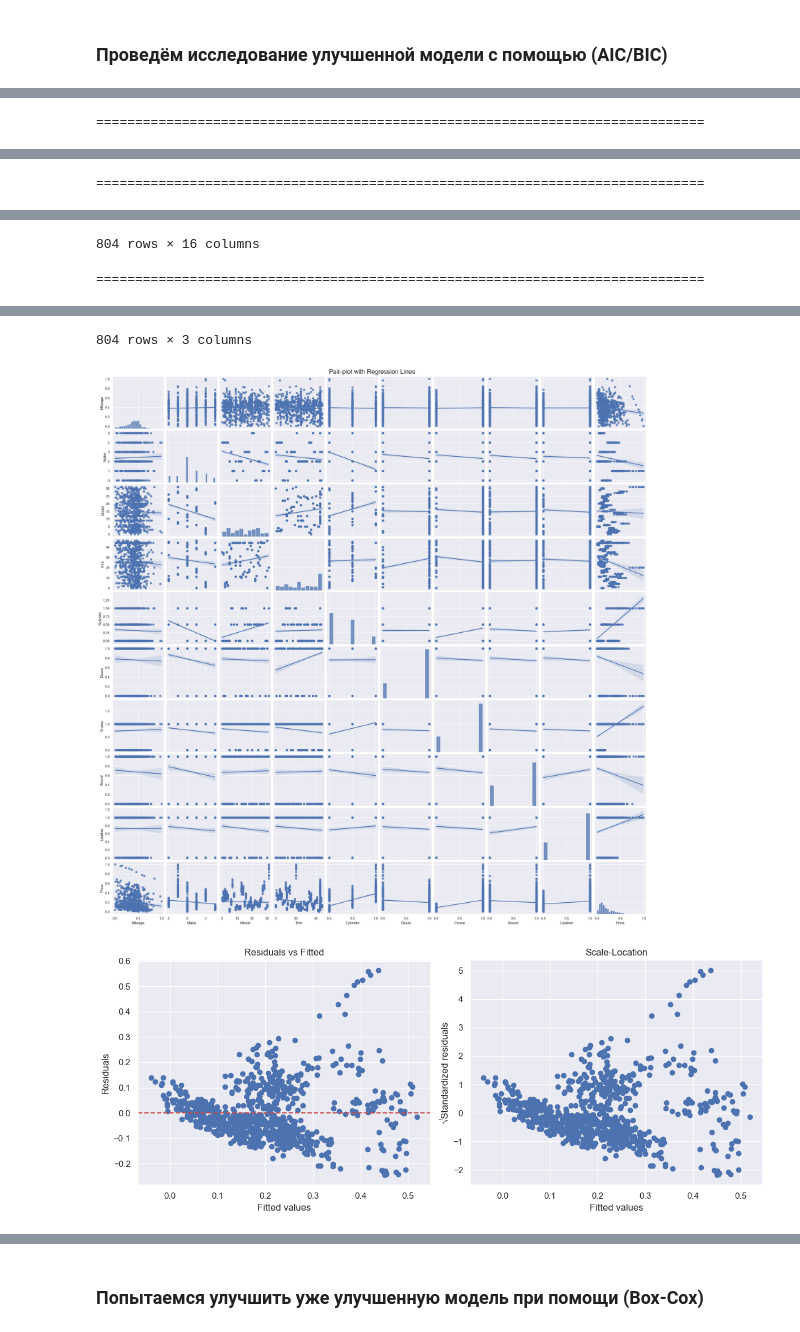
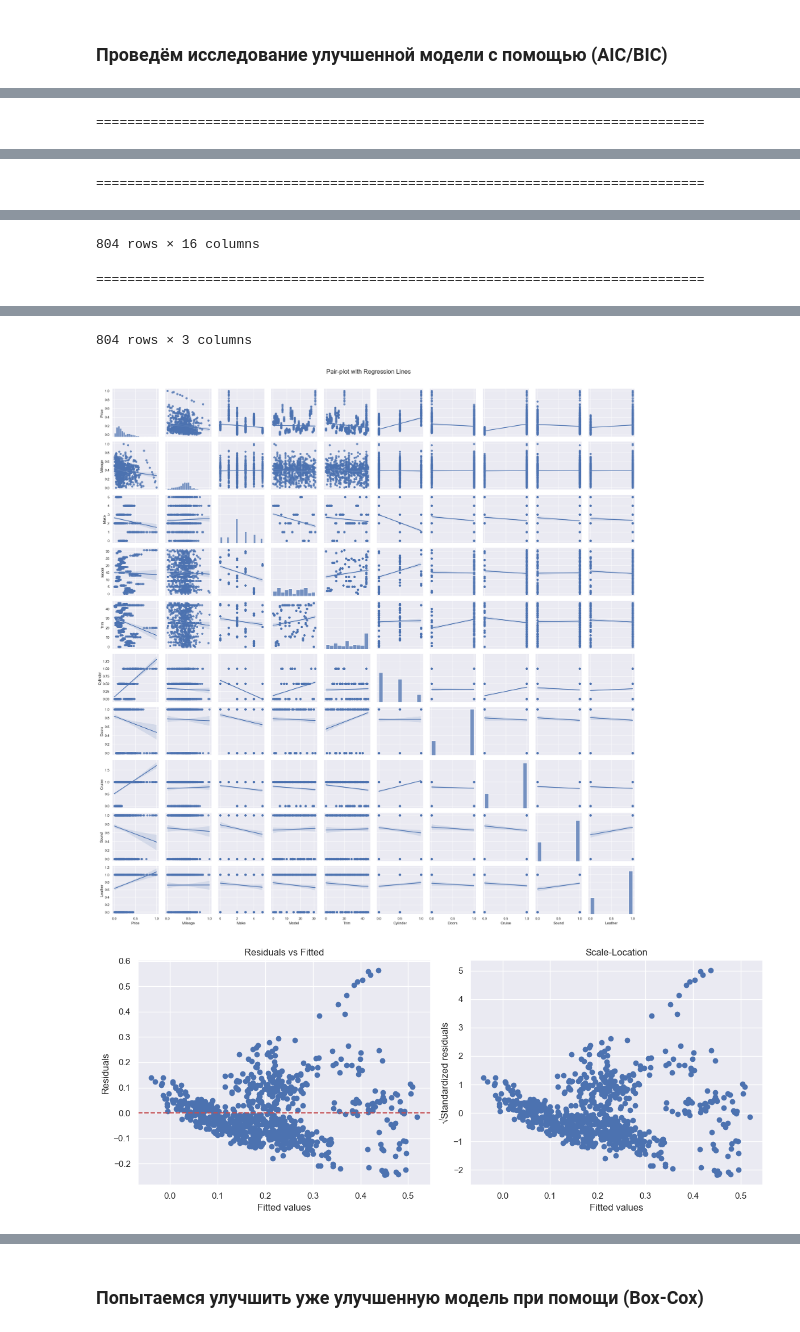
Before and after one commit to Mooncake911/Mathstatistics, a Jupyter notebook: Task_3/kuiper.ipynb, the cells around one changed output, grey strips where cells are left out. Cells and saved outputs as stored; diff of their text form; code cells hidden in the pictures.

```diff
--- a/Task_3/kuiper.ipynb
+++ b/Task_3/kuiper.ipynb
@@ -52,7 +52,7 @@ explore_column = 'Price'
 # %% [markdown]
 ### Строим базовую модель
 # %%
-base_research = LinearRegressionResearch(data, column=explore_column, influence_measures_filename='influence_measures')
+base_research = LinearRegressionResearch(data, column=explore_column)
 base_research.info()
 new_model, selected_features = base_research.stepwise_selection(criteria='AIC')
 # %% [output]
@@ -138,7 +139,7 @@ AIC: -1212.5075915952377
 # %% [markdown]
 ### Проведём исследование улучшенной модели с помощью (AIC/BIC)
 # %%
-new_data = data[selected_features + [explore_column]]
+new_data = data[[explore_column] + selected_features]
 enhanced_research = LinearRegressionResearch(new_data, column=explore_column)
 enhanced_research.info()
 enhanced_research.draw_plots()
@@ -185,32 +187,32 @@ F-statistic: 16.033554376387045       F-Test p-value: 2.6479000981633778e-24
 ==============================================================================
 |  | dfb_Intercept | dfb_Mileage | dfb_Make | dfb_Model | dfb_Trim | dfb_Cylinder | dfb_Doors | dfb_Cruise | ... |
 | 0 | -0.033114 | 0.051047 | 0.064297 | 0.040815 | -0.044315 | 0.008204 | 0.001188 | -0.021150 | ... |
 | 1 | -0.038097 | 0.028492 | 0.041605 | 0.033892 | -0.024066 | -0.003538 | 0.003600 | -0.004950 | ... |
 | 2 | -0.037349 | 0.018487 | 0.046702 | 0.038060 | -0.027920 | -0.004367 | 0.004091 | -0.005237 | ... |
 | 3 | -0.058657 | 0.010731 | 0.065065 | 0.040310 | -0.033589 | 0.006036 | 0.010595 | -0.003736 | ... |
 | 4 | -0.039592 | -0.002416 | 0.082880 | 0.038919 | -0.051344 | 0.021612 | 0.009331 | -0.017887 | ... |
 | ... | ... | ... | ... | ... | ... | ... | ... | ... | ... |
 | 799 | 0.035283 | 0.025054 | -0.121830 | -0.048523 | 0.030353 | -0.054437 | -0.049747 | -0.014610 | ... |
 | 800 | 0.065227 | 0.004182 | -0.120414 | -0.037705 | 0.026719 | -0.061950 | -0.050193 | -0.014559 | ... |
 | 801 | 0.069654 | -0.002981 | -0.123212 | -0.038561 | 0.026842 | -0.063618 | -0.051341 | -0.014731 | ... |
 | 802 | 0.077348 | -0.030237 | -0.117392 | -0.036662 | 0.023699 | -0.061474 | -0.048845 | -0.013407 | ... |
 | 803 | 0.077088 | -0.086711 | -0.113939 | -0.045102 | 0.020850 | -0.054350 | -0.046237 | -0.011138 | ... |
 804 rows × 16 columns
 ==============================================================================
 |  | student_resid | unadj_p | bonferroni(p) |
 | 0 | -1.101380 | 0.271066 | 1.0 |
 | 1 | -0.678598 | 0.497591 | 1.0 |
 | 2 | -0.761435 | 0.446624 | 1.0 |
 | 3 | -0.852079 | 0.394428 | 1.0 |
 | 4 | -1.127251 | 0.259977 | 1.0 |
 | ... | ... | ... | ... |
 | 799 | -1.387059 | 0.165813 | 1.0 |
 | 800 | -1.170812 | 0.242026 | 1.0 |
 | 801 | -1.198269 | 0.231170 | 1.0 |
 | 802 | -1.142181 | 0.253723 | 1.0 |
 | 803 | -1.298831 | 0.194379 | 1.0 |
 804 rows × 3 columns
-[figure, old version]
+[figure, new version]
 [figure]
 [figure]
 [figure]
```
Also changed, not shown: parts of 3 cells of this notebook, 12 other files.
